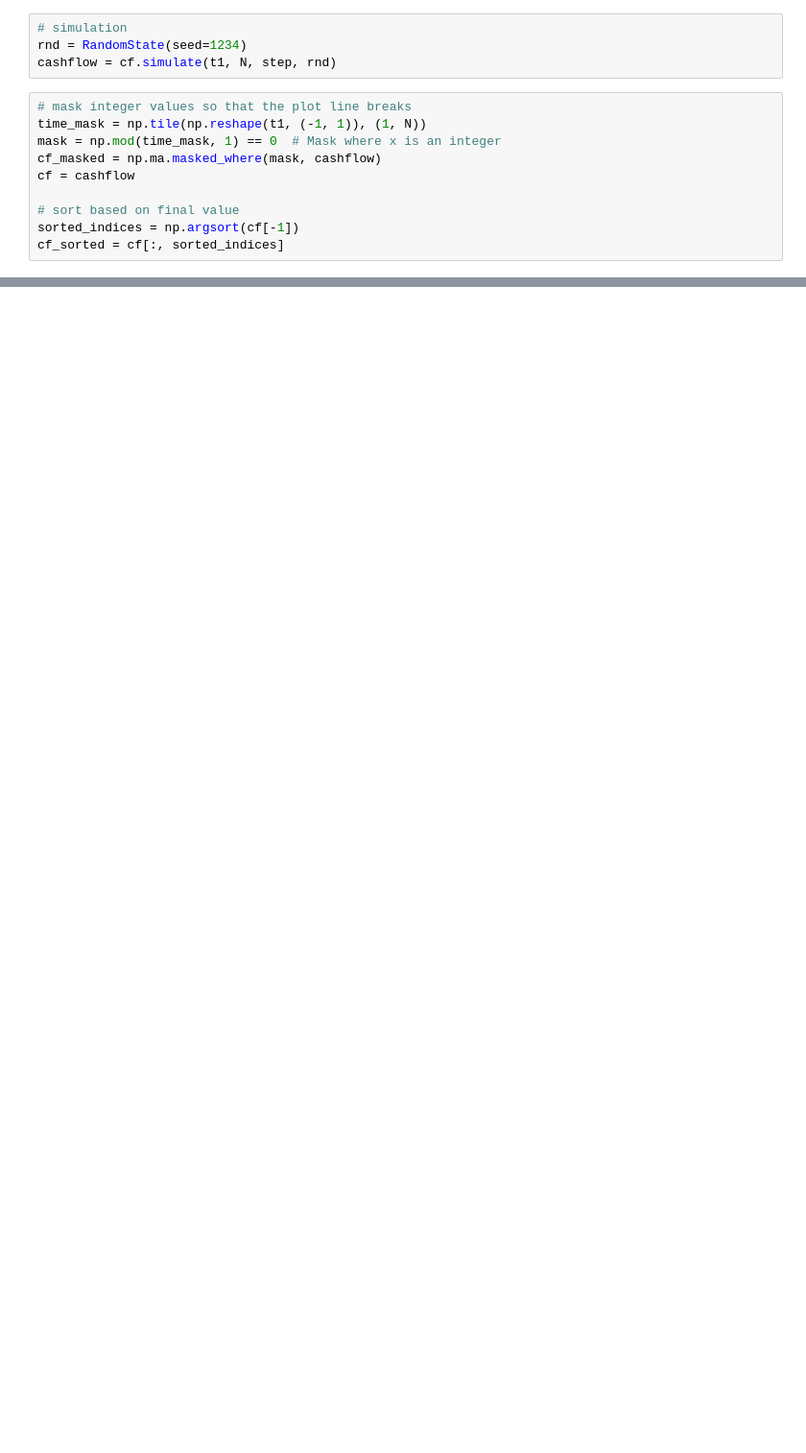
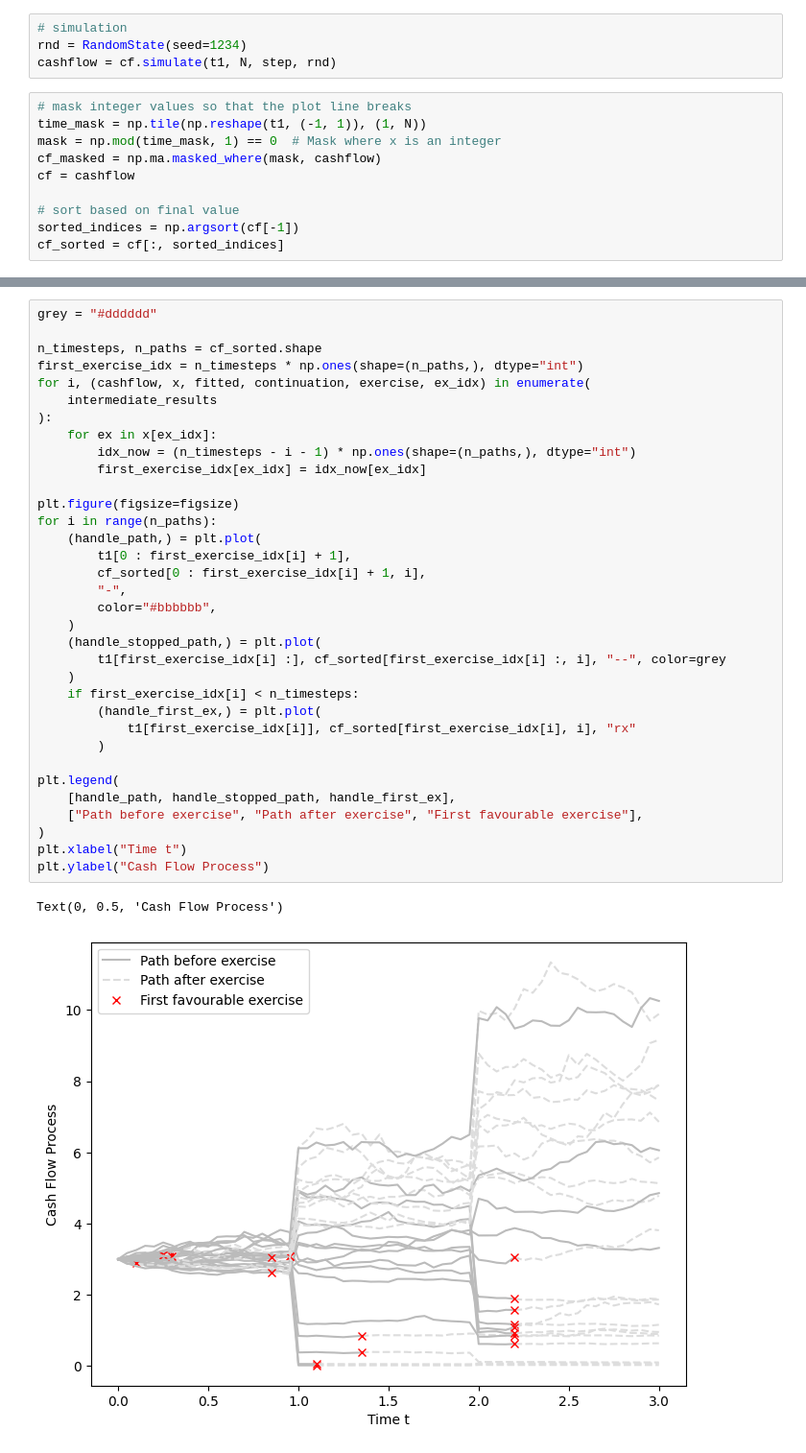
Before and after one commit to Alistair-Russell/Lean-Project-Valuation, a Jupyter notebook: lean_valuation.ipynb, the cells around one changed output, grey strips where cells are left out. Shown: that part at 96% size. Saved outputs shown, nothing was run; the diff lists cells and outputs as text; blank space fills up the shorter version.

```diff
--- a/lean_valuation.ipynb
+++ b/lean_valuation.ipynb
@@ -143,0 +199,37 @@ Trials: 10000, Drift: 0.02, Vol: 0.3
+# %%
+grey = "#dddddd"
+
+n_timesteps, n_paths = cf_sorted.shape
+first_exercise_idx = n_timesteps * np.ones(shape=(n_paths,), dtype="int")
+for i, (cashflow, x, fitted, continuation, exercise, ex_idx) in enumerate(
+    intermediate_results
+):
+    for ex in x[ex_idx]:
+        idx_now = (n_timesteps - i - 1) * np.ones(shape=(n_paths,), dtype="int")
+        first_exercise_idx[ex_idx] = idx_now[ex_idx]
+
+plt.figure(figsize=figsize)
+for i in range(n_paths):
+    (handle_path,) = plt.plot(
+        t1[0 : first_exercise_idx[i] + 1],
+        cf_sorted[0 : first_exercise_idx[i] + 1, i],
+        "-",
+        color="#bbbbbb",
+    )
+    (handle_stopped_path,) = plt.plot(
+        t1[first_exercise_idx[i] :], cf_sorted[first_exercise_idx[i] :, i], "--", color=grey
+    )
+    if first_exercise_idx[i] < n_timesteps:
+        (handle_first_ex,) = plt.plot(
+            t1[first_exercise_idx[i]], cf_sorted[first_exercise_idx[i], i], "rx"
+        )
+
+plt.legend(
+    [handle_path, handle_stopped_path, handle_first_ex],
+    ["Path before exercise", "Path after exercise", "First favourable exercise"],
+)
+plt.xlabel("Time t")
+plt.ylabel("Cash Flow Process")
+# %% [output]
+Text(0, 0.5, 'Cash Flow Process')
+[figure, added]
```
Also changed, not shown: parts of 3 cells of this notebook.
